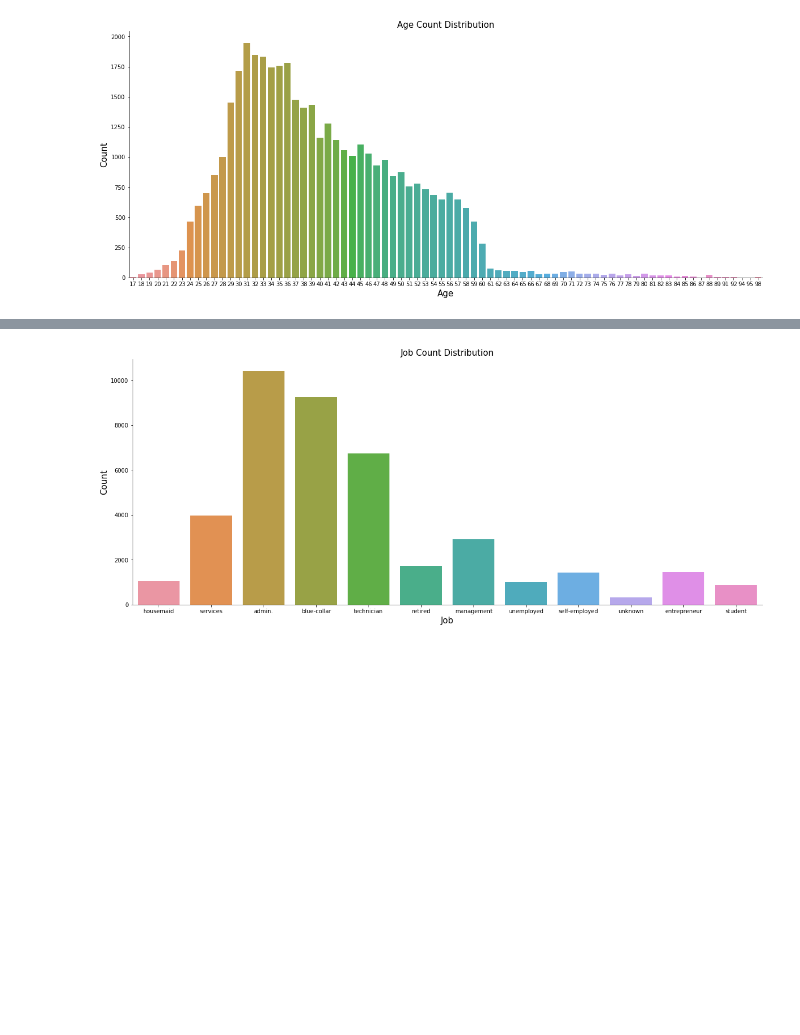
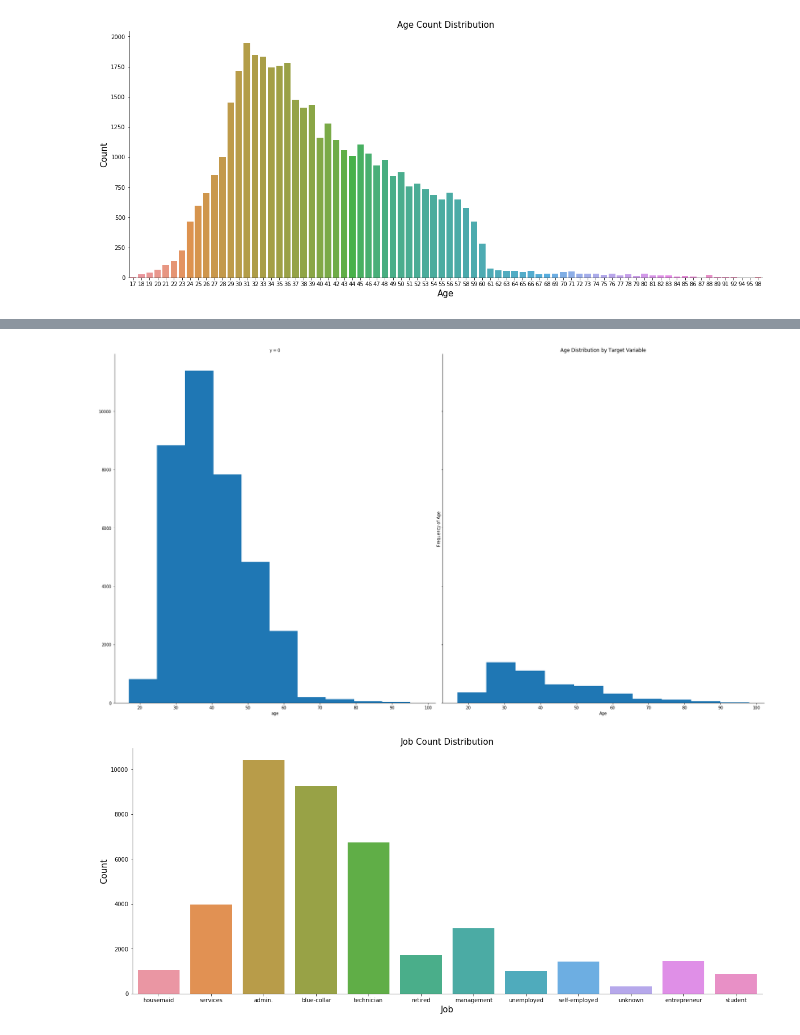
Before and after one commit to bellisor/mod3_project, a Jupyter notebook: Index_2.ipynb, the cells around one changed output, grey strips where cells are left out. Cells and saved outputs as stored; diff of their text form; code cells hidden in the pictures; blank space fills up the shorter version.

```diff
--- a/Index_2.ipynb
+++ b/Index_2.ipynb
@@ -186,3 +193,12 @@ sns.despine()
+# %%
+g = sns.FacetGrid(df, col="y", height=13, aspect=.9)
+g.map(plt.hist, "age")
+plt.title('Age Distribution by Target Variable')
+plt.xlabel('Age')
+plt.ylabel('Frequency of Age')
+g.savefig("age_by_class.png")
+# %% [output]
+[figure, added]
 # %%
 #bin the ages seperated out by decade
 
```
Also changed, not shown: parts of 6 cells of this notebook.
